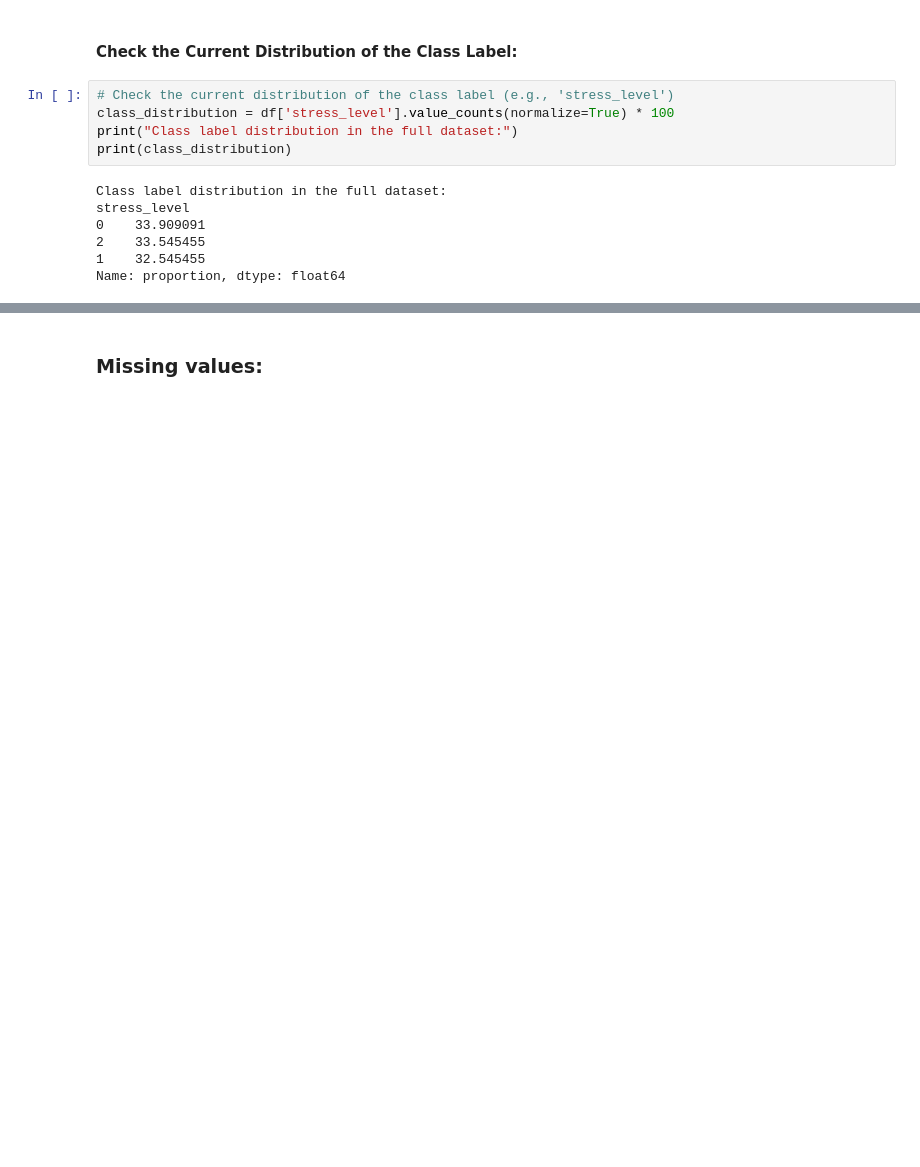
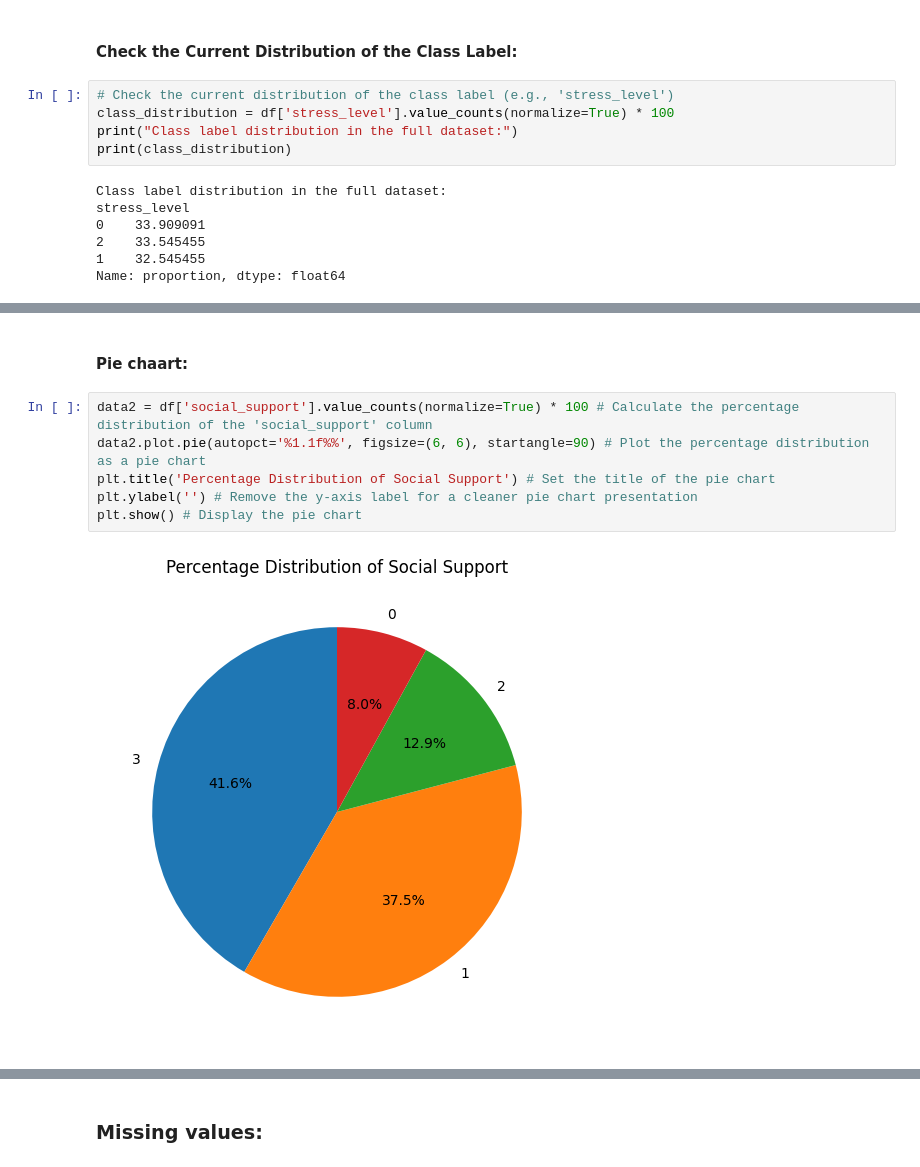
Before and after one commit to Jana18kh/Project, a Jupyter notebook: Project.ipynb, the cells around one changed output, grey strips where cells are left out. Drawn from its saved outputs; the diff is of its cells as text; blank space fills up the shorter version.

```diff
--- a/Project.ipynb
+++ b/Project.ipynb
@@ -110,0 +92,10 @@ plt.show()
+# %% [markdown]
+#### Pie chaart:
+# %%
+data2 = df['social_support'].value_counts(normalize=True) * 100 # Calculate the percentage distribution of the 'social_support' column
+data2.plot.pie(autopct='%1.1f%%', figsize=(6, 6), startangle=90) # Plot the percentage distribution as a pie chart
+plt.title('Percentage Distribution of Social Support') # Set the title of the pie chart
+plt.ylabel('') # Remove the y-axis label for a cleaner pie chart presentation
+plt.show() # Display the pie chart
+# %% [output]
+[figure, added]
```
Also changed, not shown: parts of 37 cells of this notebook.
